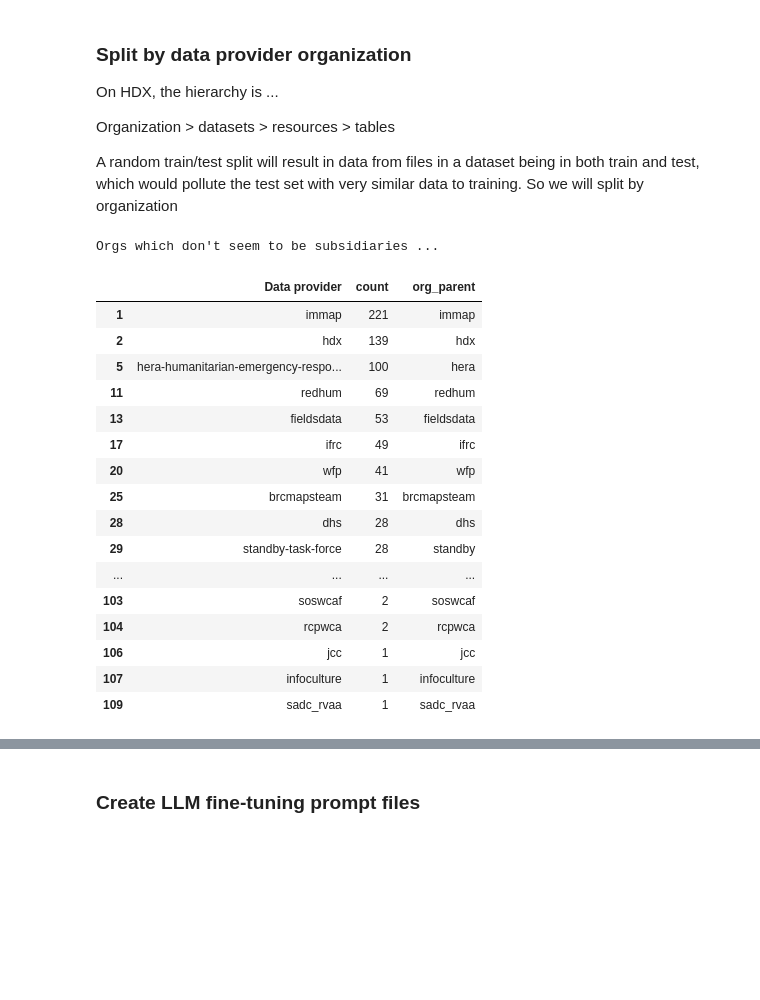
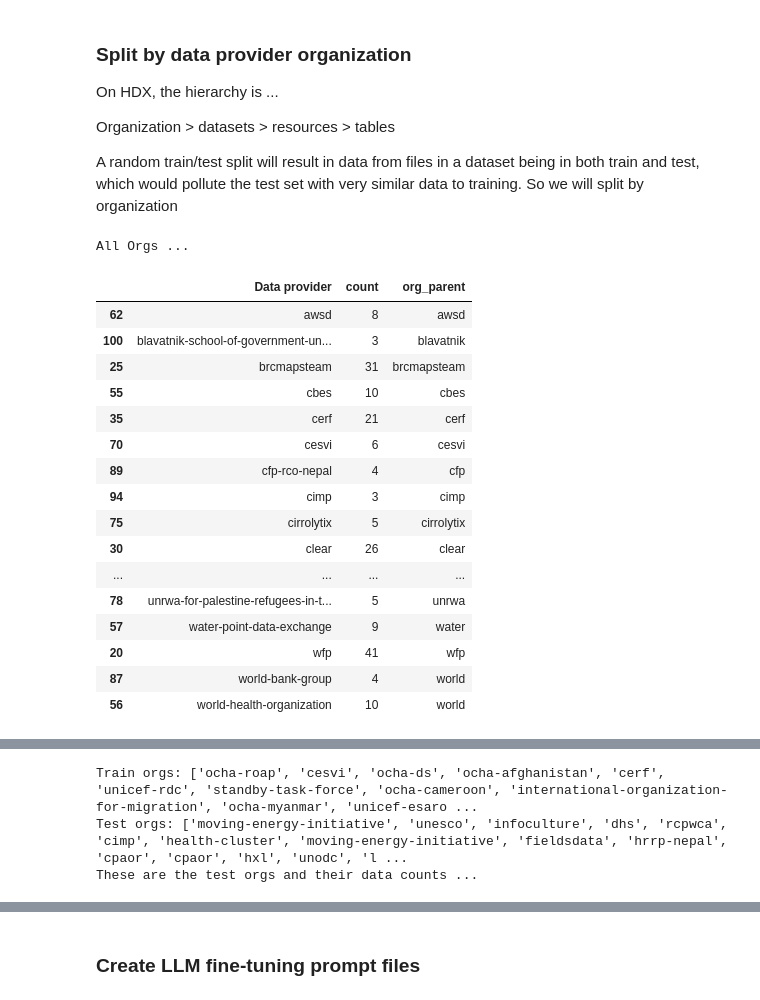
Before and after one commit to datakind/hxl-metadata-prediction, a Jupyter notebook: generate-test-train-data.ipynb, the cells around one changed output, grey strips where cells are left out. Drawn from its saved outputs; the diff is of its cells as text; code cells hidden in the pictures; blank space fills up the shorter version.

Commit message:
Improved train/test split.

```diff
--- a/generate-test-train-data.ipynb
+++ b/generate-test-train-data.ipynb
@@ -683,6 +857,10 @@ def split_data(column_data, provider_col, test_size=0.2, random_state=42):
     # Split orgs to get 'Parent', eg 'ocha-*' -> 'ocha'
     orgs_df['org_parent'] = orgs_df[provider_col].str.split('-').str[0]
 
+    # Display, sorted by provider_col
+    print("All Orgs ...")
+    display(orgs_df.sort_values(by=provider_col))
+
     # Count occurrences of each 'org_parent'
     org_parent_counts = orgs_df['org_parent'].value_counts().reset_index(name='count')
 
@@ -706,51 +884,73 @@ def split_data(column_data, provider_col, test_size=0.2, random_state=42):
     single_entities.sort()
 
     # Sample single-subsid orgs
-    sample_size = int(len(single_entities)*test_size) - 1
-    np.random.seed(42)
-    X_test_orgs = np.random.choice(single_entities, sample_size)
+    sample_size = int(column_data.shape[0]*test_size) - 1
+
+    # Sample orgs and total rows they have to arrive at fraction specified for test
+    total_count = 0
+    X_test_orgs = []
+    np.random.seed(random_state)
+    while total_count < sample_size:
+        org = np.random.choice(single_entities, 1)[0]
+        count = orgs_df[orgs_df[provider_col] == org]['count'].values[0]
+        # Don't allow large orgs to dominate test data, so we get good test coverage
+        if count < sample_size/4:
+          total_count += orgs_df[orgs_df[provider_col] == org]['count'].values[0]
+          X_test_orgs.append(org)
+
     X_train_orgs = list(set(all_orgs)-set(X_test_orgs))
 
     print(f"Train orgs: {X_train_orgs}")
     print(f"Test orgs: {X_test_orgs}")
+
+    # Display orgs_df filtered by X_test_orgs and sorted by count descending
+    print("These are the test orgs and their data counts ...")
+    display(orgs_df[orgs_df[provider_col].isin(X_test_orgs)].sort_values(by='count', ascending=False))
 
     # Extract column rows for datasets in X_train_datasets
     X_train = column_data[column_data[provider_col].isin(X_train_orgs)]
 
     # Extract column rows for datasets in X_test_datasets
     X_test = column_data[~column_data[provider_col].isin(X_train_orgs)]
 
     train_orgs = X_train[provider_col].unique()
     train_orgs.sort()
     test_orgs = X_test[provider_col].unique()
     test_orgs.sort()
 
     print(f"\nTrain orgs: {train_orgs}")
     print(f"\nTest orgs: {test_orgs}")
 
     print(f"\nTrain column data: {X_train.shape}")
     print(f"Test column data: {X_test.shape}")
 
     return X_train, X_test
 
 
 X_train, X_test = split_data(data, 'Data provider', test_size=0.2, random_state=42)
+
+# Add a column in 'data' called test_train to indicate if row is test or train
+data['test_train'] = 'train'
+data.loc[data['HDX resource id'].isin(X_test['HDX resource id']), 'test_train'] = 'test'
+
+# Save data
+data.to_csv(f"{LOCAL_DATA_DIR}/hxl_hash_resources_data.csv", index=False)
 # %% [output]
-Orgs which don't seem to be subsidiaries ...
+All Orgs ...
 |  | Data provider | count | org_parent |
-| 1 | immap | 221 | immap |
-| 2 | hdx | 139 | hdx |
-| 5 | hera-humanitarian-emergency-respo... | 100 | hera |
-| 11 | redhum | 69 | redhum |
-| 13 | fieldsdata | 53 | fieldsdata |
-| 17 | ifrc | 49 | ifrc |
+| 62 | awsd | 8 | awsd |
+| 100 | blavatnik-school-of-government-un... | 3 | blavatnik |
+| 25 | brcmapsteam | 31 | brcmapsteam |
+| 55 | cbes | 10 | cbes |
+| 35 | cerf | 21 | cerf |
+| 70 | cesvi | 6 | cesvi |
+| 89 | cfp-rco-nepal | 4 | cfp |
+| 94 | cimp | 3 | cimp |
+| 75 | cirrolytix | 5 | cirrolytix |
+| 30 | clear | 26 | clear |
+| ... | ... | ... | ... |
+| 78 | unrwa-for-palestine-refugees-in-t... | 5 | unrwa |
+| 57 | water-point-data-exchange | 9 | water |
 | 20 | wfp | 41 | wfp |
-| 25 | brcmapsteam | 31 | brcmapsteam |
-| 28 | dhs | 28 | dhs |
-| 29 | standby-task-force | 28 | standby |
-| ... | ... | ... | ... |
-| 103 | soswcaf | 2 | soswcaf |
-| 104 | rcpwca | 2 | rcpwca |
-| 106 | jcc | 1 | jcc |
-| 107 | infoculture | 1 | infoculture |
-| 109 | sadc_rvaa | 1 | sadc_rvaa |
+| 87 | world-bank-group | 4 | world |
+| 56 | world-health-organization | 10 | world |
@@ -773,0 +975,3 @@ Test column data: (437, 13)
+Train orgs: ['ocha-roap', 'cesvi', 'ocha-ds', 'ocha-afghanistan', 'cerf', 'unicef-rdc', 'standby-task-force', 'ocha-cameroon', 'international-organization-for-migration', 'ocha-myanmar', 'unicef-esaro ...
+Test orgs: ['moving-energy-initiative', 'unesco', 'infoculture', 'dhs', 'rcpwca', 'cimp', 'health-cluster', 'moving-energy-initiative', 'fieldsdata', 'hrrp-nepal', 'cpaor', 'cpaor', 'hxl', 'unodc', 'l ...
+These are the test orgs and their data counts ...
```
Also changed, not shown: parts of 11 cells of this notebook.
